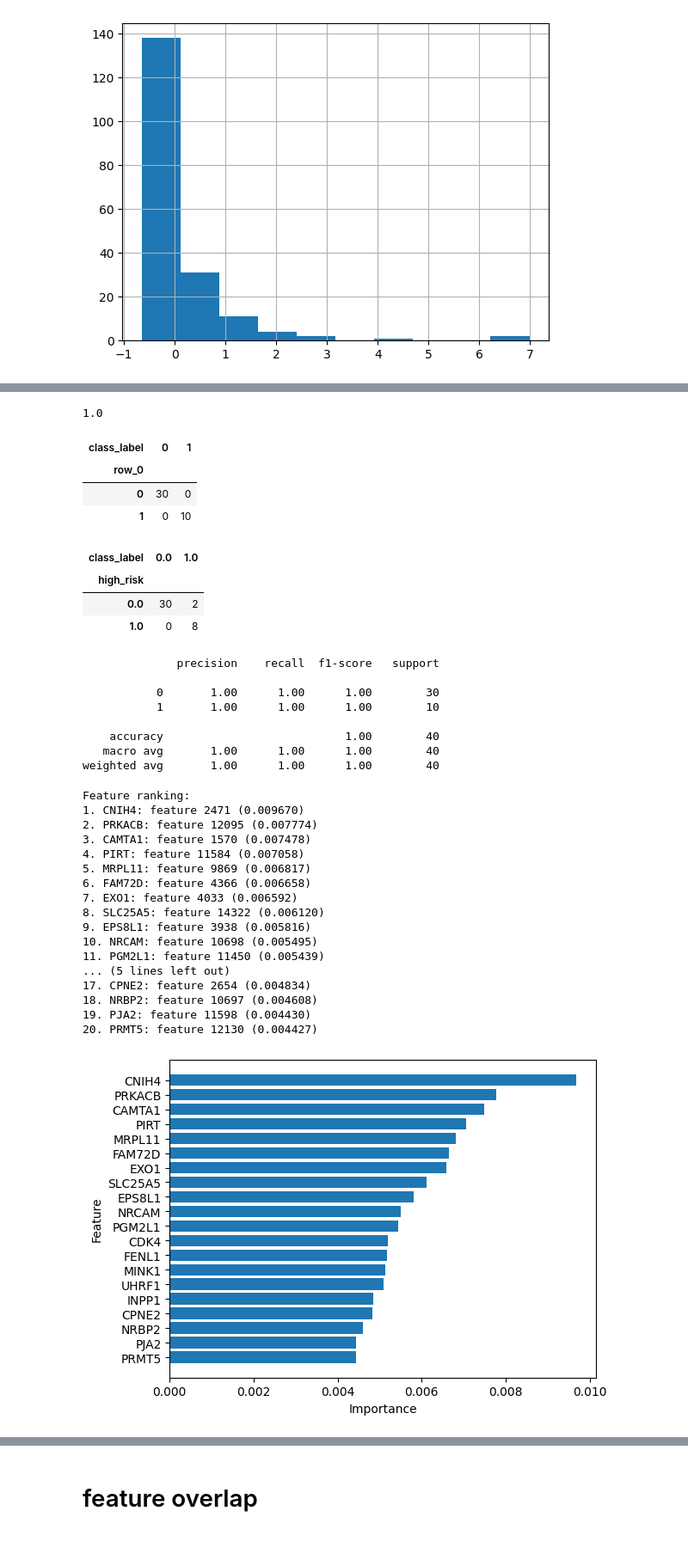
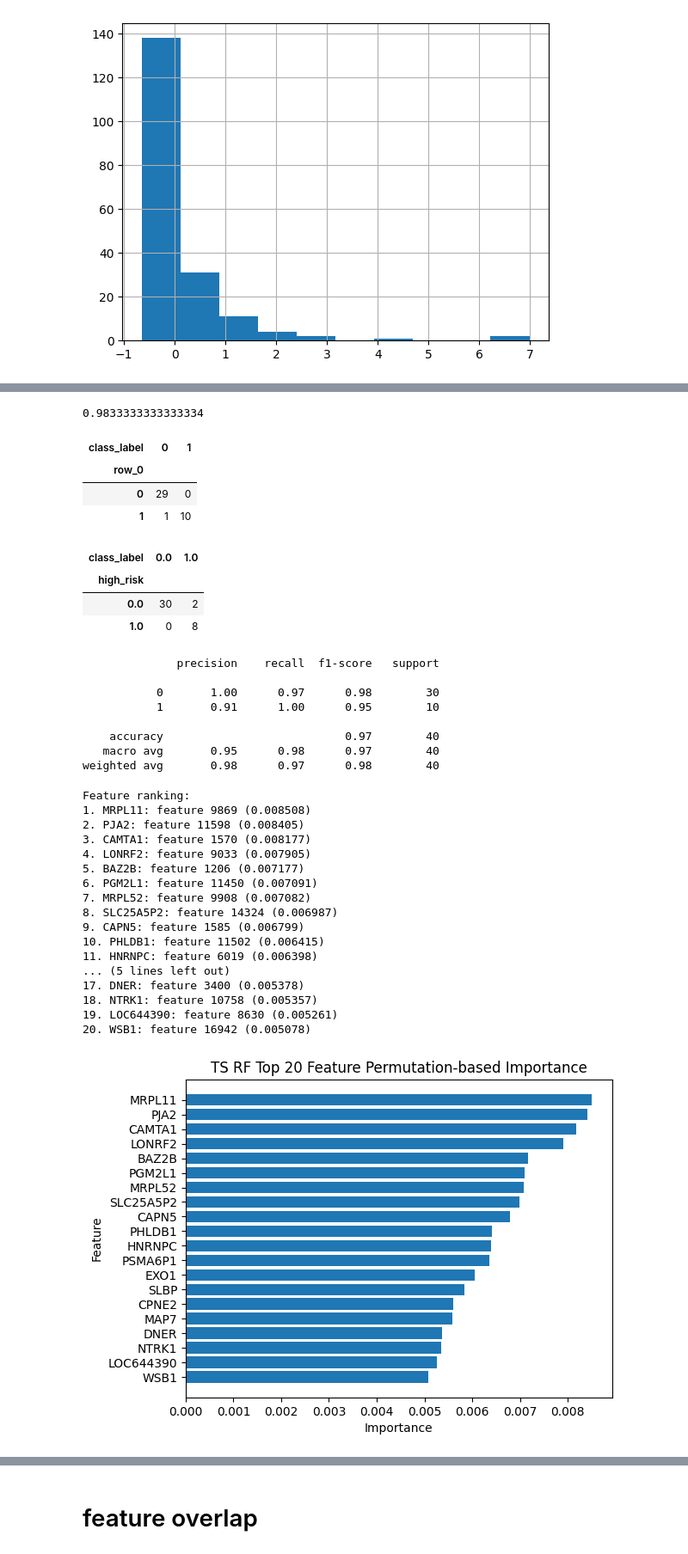
Before and after one commit to xinghansun/Neuroblastoma_prognosis, a Jupyter notebook: analysis/classLabelPred_meta-RNA_final.ipynb, the cells around one changed output, grey strips where cells are left out. Shown: that part at 86% size. Cells and saved outputs as stored; diff of their text form; code cells hidden in the pictures.

```diff
--- a/analysis/classLabelPred_meta-RNA_final.ipynb
+++ b/analysis/classLabelPred_meta-RNA_final.ipynb
@@ -306,5 +306,4 @@ X_train.age_at_diagnosis.hist()
 <Axes: >
 [figure]
 # %%
-rf_classifier = RandomForestClassifier(n_estimators=1000, random_state=1234, class_weight="balanced", n_jobs=4)
-rf_classifier.fit(X_train, y_train)
+rf_classifier_grid = RandomForestClassifier(class_weight="balanced", n_jobs=4)
@@ -313,0 +310,11 @@ RandomForestClassifier(class_weight='balanced', n_estimators=1000, n_jobs=4,
+# %%
+# Grid search for params
+params = {
+    'n_estimators': [50, 100, 200, 500, 1000],
+    'max_depth': [None, 10, 20, 50],
+    'min_samples_split': [2, 5, 10],
+    'min_samples_leaf': [1, 3, 5]
+}
+# %%
+rf_grid = GridSearchCV(estimator=rf_classifier_grid, param_grid=params, cv=5)
+rf_grid.fit(X_train, y_train)
@@ -313,0 +333,2 @@ RandomForestClassifier(class_weight='balanced', n_estimators=1000, n_jobs=4,
+# %%
+rf_classifier = RandomForestClassifier(class_weight='balanced', n_jobs=4, **rf_grid.best_params_)
@@ -321,14 +347,14 @@ accuracy
 # %%
 roc_auc_score(y_val, y_pred)
 # %% [output]
-1.0
+0.9833333333333334
 # %%
 pd.crosstab(y_pred, y_val)
 # %% [output]
 | class_label | 0 | 1 |
 | row_0 |  |  |
-| 0 | 30 | 0 |
-| 1 | 0 | 10 |
+| 0 | 29 | 0 |
+| 1 | 1 | 10 |
 # %%
 pd.crosstab(meta.loc[y_val.index].high_risk, meta.loc[y_val.index].class_label)
 # %% [output]
@@ -341,12 +367,12 @@ print(classification_report(y_val, y_pred))
 # %% [output]
               precision    recall  f1-score   support
 
-           0       1.00      1.00      1.00        30
-           1       1.00      1.00      1.00        10
+           0       1.00      0.97      0.98        30
+           1       0.91      1.00      0.95        10
 
-    accuracy                           1.00        40
-   macro avg       1.00      1.00      1.00        40
-weighted avg       1.00      1.00      1.00        40
+    accuracy                           0.97        40
+   macro avg       0.95      0.98      0.97        40
+weighted avg       0.98      0.97      0.98        40
 # %%
 importances = rf_classifier.feature_importances_
 
@@ -359,29 +385,30 @@ for f in range(20):
     print("%d. %s: feature %d (%f)" % (f + 1, X_train.columns[indices[f]], indices[f], importances[indices[f]]))
 # %% [output]
 Feature ranking:
-1. CNIH4: feature 2471 (0.009670)
-2. PRKACB: feature 12095 (0.007774)
-3. CAMTA1: feature 1570 (0.007478)
-4. PIRT: feature 11584 (0.007058)
-5. MRPL11: feature 9869 (0.006817)
-6. FAM72D: feature 4366 (0.006658)
-7. EXO1: feature 4033 (0.006592)
-8. SLC25A5: feature 14322 (0.006120)
-9. EPS8L1: feature 3938 (0.005816)
-10. NRCAM: feature 10698 (0.005495)
-11. PGM2L1: feature 11450 (0.005439)
+1. MRPL11: feature 9869 (0.008508)
+2. PJA2: feature 11598 (0.008405)
+3. CAMTA1: feature 1570 (0.008177)
+4. LONRF2: feature 9033 (0.007905)
+5. BAZ2B: feature 1206 (0.007177)
+6. PGM2L1: feature 11450 (0.007091)
+7. MRPL52: feature 9908 (0.007082)
+8. SLC25A5P2: feature 14324 (0.006987)
+9. CAPN5: feature 1585 (0.006799)
+10. PHLDB1: feature 11502 (0.006415)
+11. HNRNPC: feature 6019 (0.006398)
 ... (5 lines left out)
-17. CPNE2: feature 2654 (0.004834)
-18. NRBP2: feature 10697 (0.004608)
-19. PJA2: feature 11598 (0.004430)
-20. PRMT5: feature 12130 (0.004427)
+17. DNER: feature 3400 (0.005378)
+18. NTRK1: feature 10758 (0.005357)
+19. LOC644390: feature 8630 (0.005261)
+20. WSB1: feature 16942 (0.005078)
 # %%
 plt.barh(X_train.columns[indices][range(20)][::-1], importances[indices][range(20)][::-1])
+plt.title("TS RF Top 20 Feature Permutation-based Importance")
 plt.xlabel("Importance")
 plt.ylabel("Feature")
 plt.show()
 # %% [output]
-[figure, old version]
+[figure, new version]
 # %%
 plt.plot(importances[indices][range(1000)])
 plt.ylabel("Importance")
```
Also changed, not shown: parts of 16 cells of this notebook, 1 other file.
